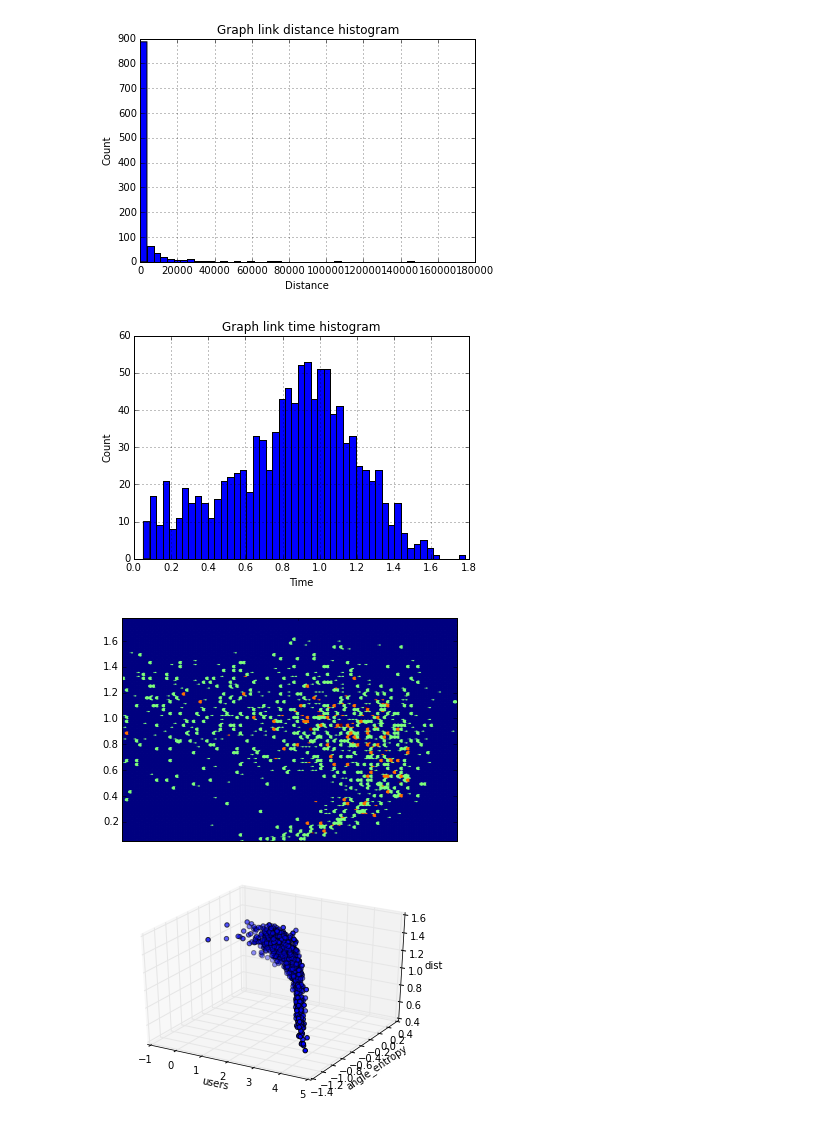
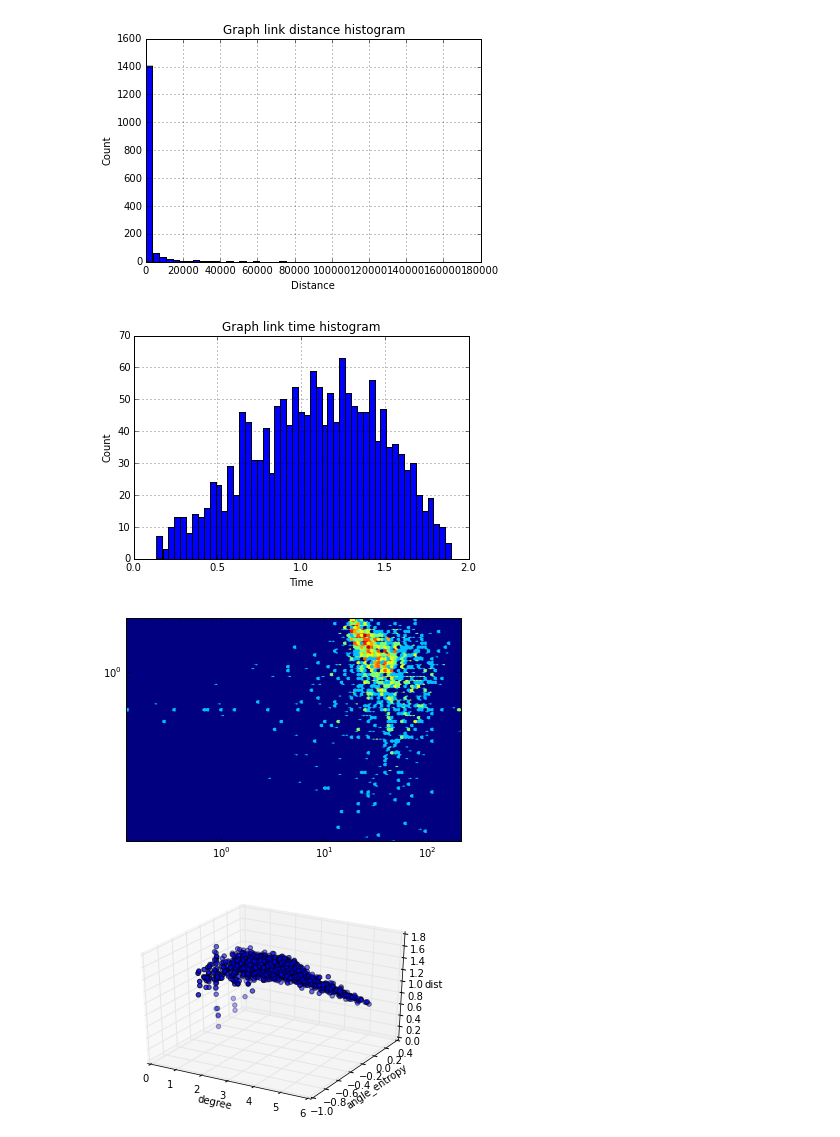
Before and after one commit to telmomenezes/ghostborders, a Jupyter notebook: ipython/loc_stats.ipynb, the cells around one changed output. Cells and saved outputs as stored; diff of their text form; code cells hidden in the pictures.

```diff
--- a/ipython/loc_stats.ipynb
+++ b/ipython/loc_stats.ipynb
@@ -1,7 +1,7 @@
 # %%
 import numpy as np
 data = np.genfromtxt('/Users/telmo/projects/ghostborders/berlin-locs-metrics.csv', names=['loc','lat','lng','photos','users','dist','time','degree','neighbors','self','entropy','dist_var','angle_var','angle_entropy'], skip_header=1, delimiter=',')
-data = data[np.logical_not(data['entropy'] <= 4.2)]
+data = data[np.logical_not(data['angle_entropy'] <= 0)]
 # %%
 %matplotlib inline
 
@@ -20,7 +20,7 @@ plt.grid(True)
 
 plt.show()
 # %% [output]
-[figure, old version]
+[figure, new version]
 # %%
 # the histogram of the data
 n, bins, patches = plt.hist(data['angle_entropy'], 50)
@@ -32,22 +32,26 @@ plt.grid(True)
 
 plt.show()
 # %% [output]
-[figure, old version]
+[figure, new version]
 # %%
-x = np.array(data['entropy'])
+x = np.array(data['dist_var'])
 y = np.array(data['angle_entropy'])
-plt.hexbin(x, y, xscale='log', yscale='lin', bins='log')
+plt.hexbin(x, y, xscale='log', yscale='log', bins='log')
 plt.show()
 # %% [output]
-[figure, old version]
+[figure, new version]
 # %%
 import numpy as np
 from mpl_toolkits.mplot3d import Axes3D
 import matplotlib.pyplot as plt
 
-x = 'users'
+x = 'degree'
 y = 'angle_entropy'
 z = 'dist'
+
+X = data[x]
+Y = data[y]
+Z = data[z]
 
 X = np.log10(data[x])
 Y = np.log10(data[y])
@@ -63,4 +67,4 @@ ax.set_zlabel(z)
 
 plt.show()
 # %% [output]
-[figure, old version]
+[figure, new version]
```
Also changed, not shown: 5 other files.
